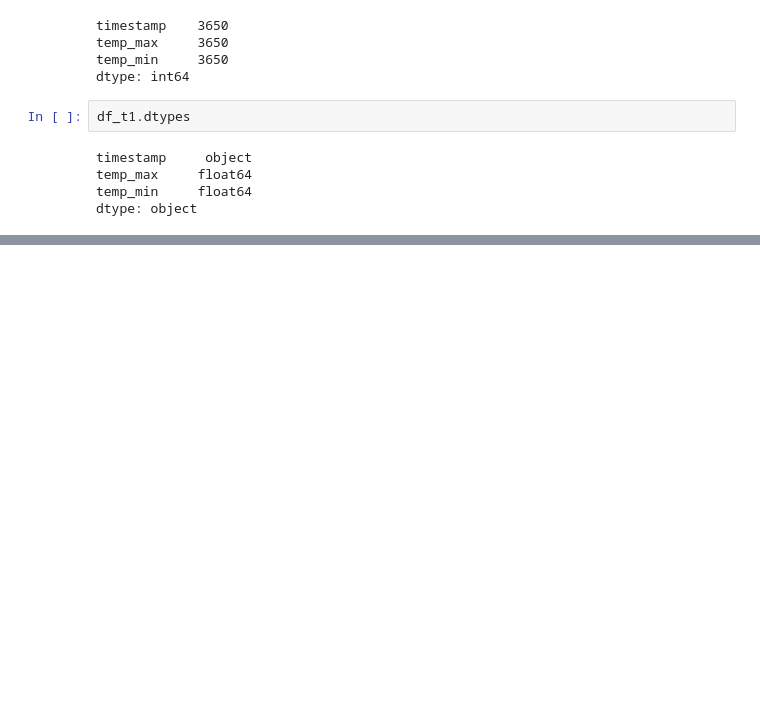
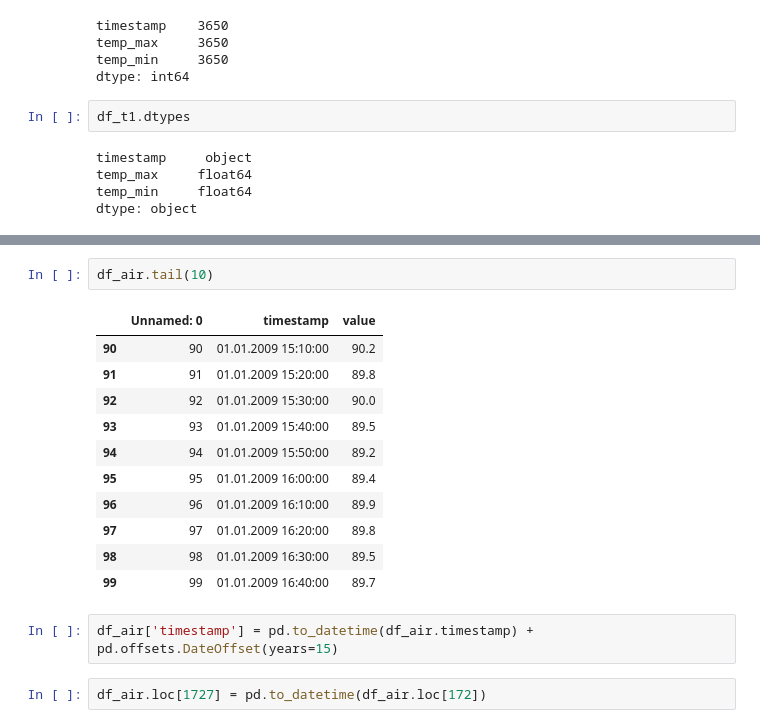
Before and after one commit to amelvatic/sciot, a Jupyter notebook: temp.ipynb, the cells around one changed output, grey strips where cells are left out. Cells and saved outputs as stored; diff of their text form; blank space fills up the shorter version.

```diff
--- a/temp.ipynb
+++ b/temp.ipynb
@@ -472,0 +496,18 @@ fig.show()
+# %%
+df_air.tail(10)
+# %% [output]
+|  | Unnamed: 0 | timestamp | value |
+| 90 | 90 | 01.01.2009 15:10:00 | 90.2 |
+| 91 | 91 | 01.01.2009 15:20:00 | 89.8 |
+| 92 | 92 | 01.01.2009 15:30:00 | 90.0 |
+| 93 | 93 | 01.01.2009 15:40:00 | 89.5 |
+| 94 | 94 | 01.01.2009 15:50:00 | 89.2 |
+| 95 | 95 | 01.01.2009 16:00:00 | 89.4 |
+| 96 | 96 | 01.01.2009 16:10:00 | 89.9 |
+| 97 | 97 | 01.01.2009 16:20:00 | 89.8 |
+| 98 | 98 | 01.01.2009 16:30:00 | 89.5 |
+| 99 | 99 | 01.01.2009 16:40:00 | 89.7 |
+# %%
+df_air['timestamp'] = pd.to_datetime(df_air.timestamp) + pd.offsets.DateOffset(years=15)
+# %%
+df_air.loc[1727] = pd.to_datetime(df_air.loc[172])
```
Also changed, not shown: parts of 7 cells of this notebook, 1 other file.
